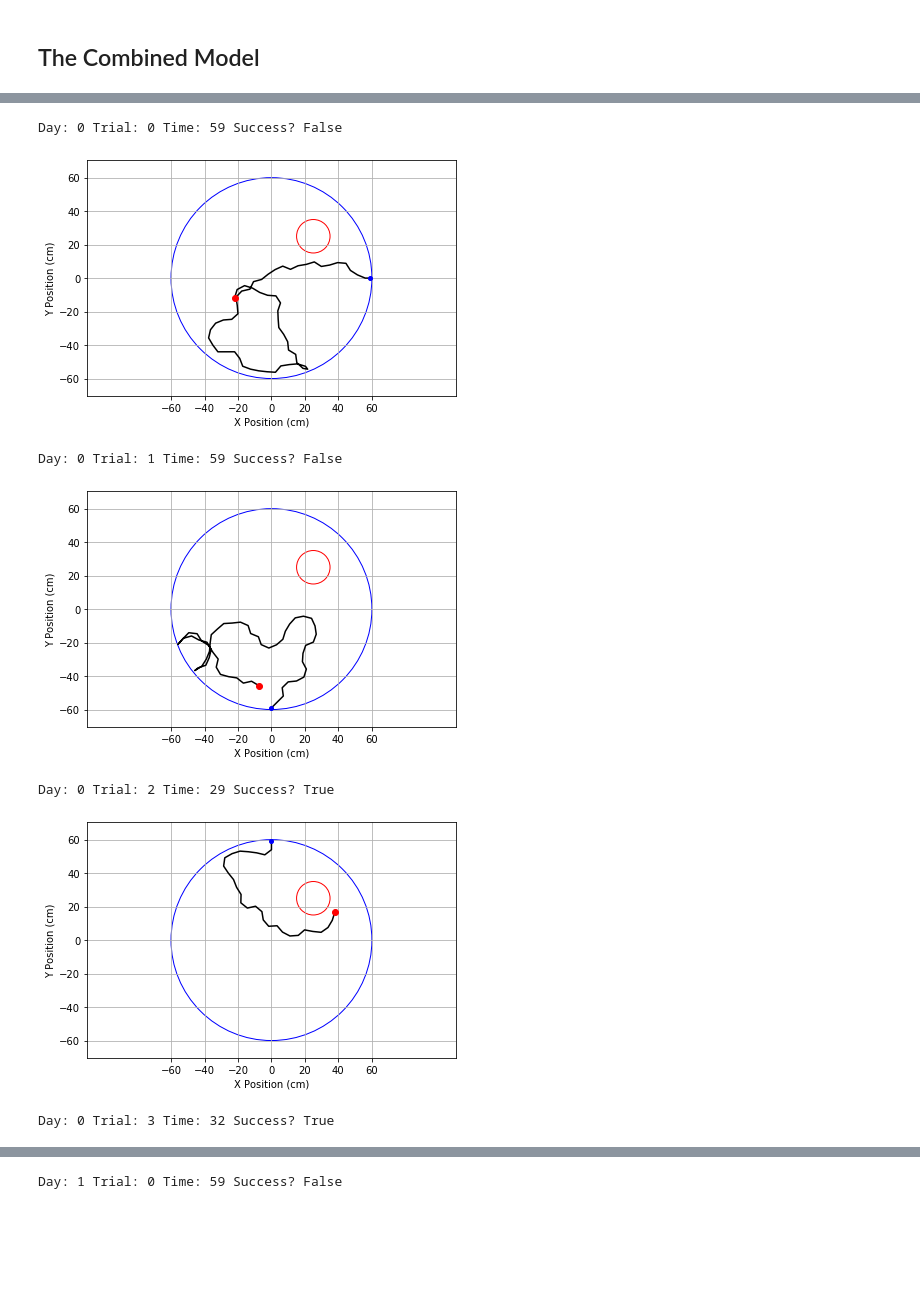
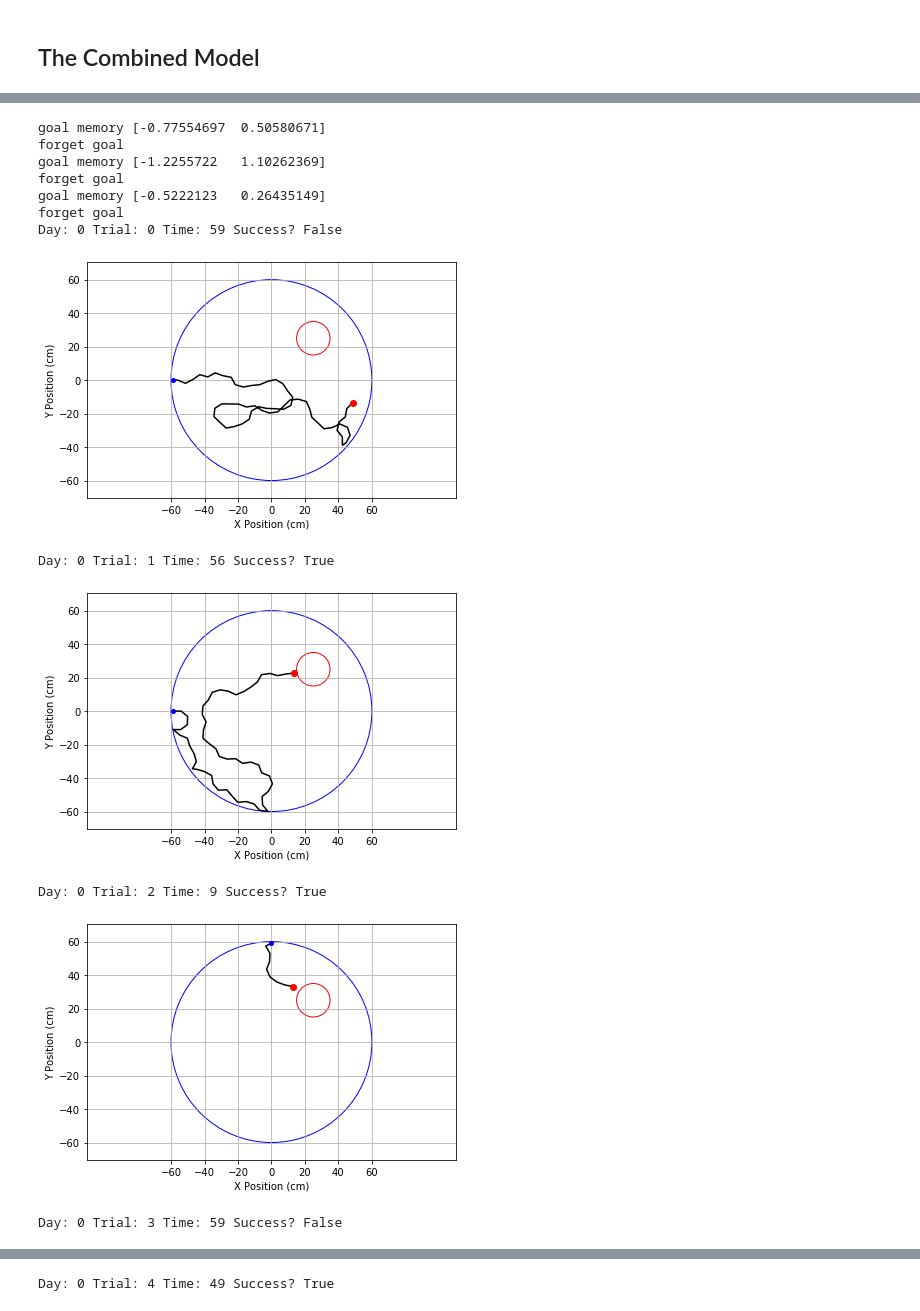
Before and after one commit to affanjilani/temporal-difference-learning, a Jupyter notebook: watermaze_template.ipynb, the cells around one changed output, grey strips where cells are left out. Saved outputs shown, nothing was run; the diff lists cells and outputs as text; code cells hidden in the pictures; blank space fills up the shorter version.

Commit message:
Trying to get the coordinate model to work!

```diff
--- a/watermaze_template.ipynb
+++ b/watermaze_template.ipynb
@@ -574,20 +574,6 @@ class WatermazeExperiment(object):
                 maze_for_trial = self.exp_mazes[day][trial]
                 print('Day:', day, 'Trial:', trial, 'Time:', maze_for_trial.t, 'Success?',maze_for_trial.atgoal())
                 maze_for_trial.plotpath()
-
-
-    def plotPerformance(self):
-        """
-        Plots the performance in terms of time taken to get to the goal over the trial days.
-        """
-        pass
-
-    def callForAllTrials(self, func):
-        """
-        Calls the function func sent in the argument for each trial in the experiment
-
-        - func: function to be called in the form of func(day, trial)
-        """
 # %% [markdown]
 ## Find the best learning rates
 The paper mentions that the learning rate parameters were optimized for both the actor and the critic. It also does not mention a value for the discount factor gamma, but we set the gamma value to 0.9 and only optimize on the learning rates.
@@ -893,7 +920,7 @@ class CombinedActorCriticModel(object):
         self.last_action_taken = None
 
         # The activation of the coordinate action
-        self.coordinate_action_weights = np.zeros(num_place_cells)
+        self.coordinate_cell_output = 0
         self.coordinate_action_learning_rate = coordinate_action_learning_rate
 
     def choseAction(self, position):
@@ -907,16 +934,16 @@ class CombinedActorCriticModel(object):
         place_cell_activations = self.placeCells.activities_for_position(position)
         actor_outputs = self.actor.output(place_cell_activations)
 
-        coordinate_cell_output = np.dot(self.coordinate_action_weights, place_cell_activations)
-
         options = ['actor', 'coordinate']
 
         # Softmax to chose between either actor or coordinate action
         cumulative_actor_influence = np.array(actor_outputs).sum()
-        options_weights = np.array([cumulative_actor_influence, coordinate_cell_output])
+        options_weights = np.array([cumulative_actor_influence, self.coordinate_cell_output])
 
         option_probabilities = (np.exp(2* options_weights) /
                                 np.sum(np.exp(2 * options_weights)))
+
+        #print('option probabilities', option_probabilities)
 
         # Choose stochastically whether to listen to coordinate model or actor
         action_proposer = np.random.choice(options, p=option_probabilities)
@@ -951,10 +978,11 @@ class CombinedActorCriticModel(object):
         else:
             if self.coordinate_model.has_goal_memory():
                 #print('delta', self.coordinate_action_learning_rate * prediction_error * previous_activations)
-                self.coordinate_action_weights += self.coordinate_action_learning_rate * prediction_error * previous_activations
+                self.coordinate_cell_output += 75 * self.coordinate_action_learning_rate * prediction_error
 
 
-        self.coordinate_model.update_weights(np.array(current_position) - np.array(previous_position),
+        self.coordinate_model.update_weights(np.array(previous_position) - np.array(current_position),
                                                 previous_activations, current_activations)
-        if reward == 1:
-            self.coordinate_model.memorize_goal(current_activations)
+
+        # Allow the coordinate model to handle its goal expectations by telling it if we got a reward or not
+        self.coordinate_model.update_goal_memory(reward, current_activations)
@@ -961,17 +1036,23 @@ class CombinedActorCriticModel(object):
 # %%
-experiment = WatermazeExperiment(7,4,
-                                 CombinedActorCriticModel(num_place_cells=493,actor_learning_rate=0.45,
+experiment = WatermazeExperiment(2,5,
+                                 CombinedActorCriticModel(num_place_cells=493,actor_learning_rate=0.45, discount_factor=0.99,
                                                           critic_learning_rate=0.08, field_breadth=10,
-                                                          coordinate_learning_rate=0.3,
-                                                          coordinate_action_learning_rate=0.1),
+                                                          coordinate_learning_rate=0.001,
+                                                          coordinate_action_learning_rate=0.45),
                                 multiplatform=False)
 experiment.run()
 experiment.plotPaths()
 # %% [output]
+goal memory [-0.77554697  0.50580671]
+forget goal
+goal memory [-1.2255722   1.10262369]
+forget goal
+goal memory [-0.5222123   0.26435149]
+forget goal
 Day: 0 Trial: 0 Time: 59 Success? False
-[figure, old version]
+[figure, new version]
-Day: 0 Trial: 1 Time: 59 Success? False
+Day: 0 Trial: 1 Time: 56 Success? True
-[figure, old version]
+[figure, new version]
-Day: 0 Trial: 2 Time: 29 Success? True
+Day: 0 Trial: 2 Time: 9 Success? True
-[figure, old version]
+[figure, new version]
-Day: 0 Trial: 3 Time: 32 Success? True
+Day: 0 Trial: 3 Time: 59 Success? False
@@ -979 +1060 @@ Day: 0 Trial: 3 Time: 32 Success? True
-Day: 1 Trial: 0 Time: 59 Success? False
+Day: 0 Trial: 4 Time: 49 Success? True
```
Also changed, not shown: parts of 12 cells of this notebook, 2 other files.
